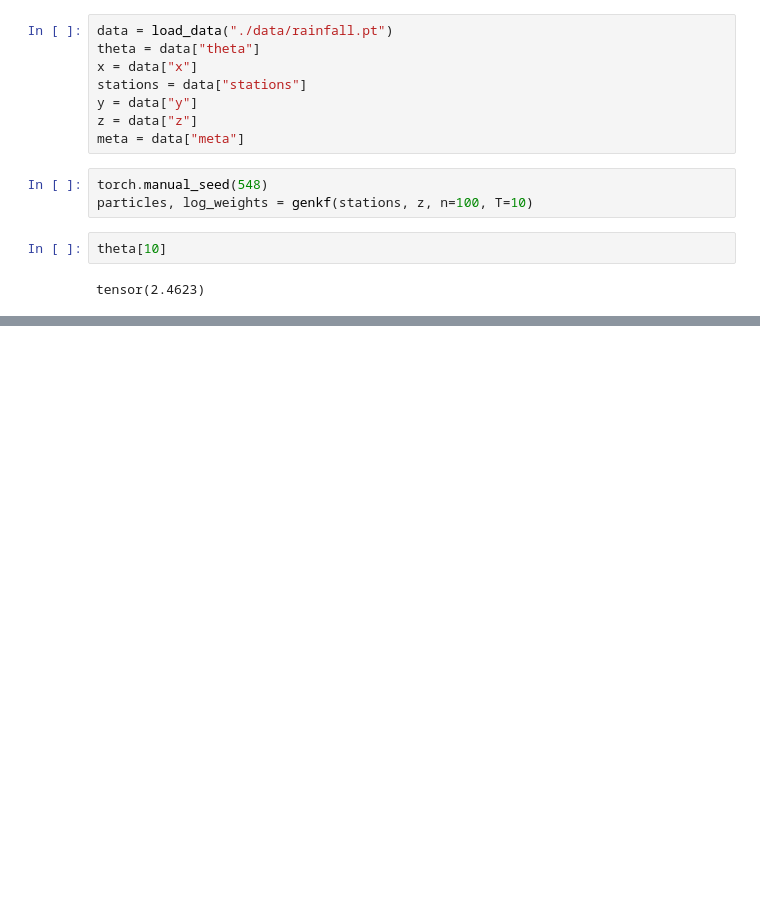
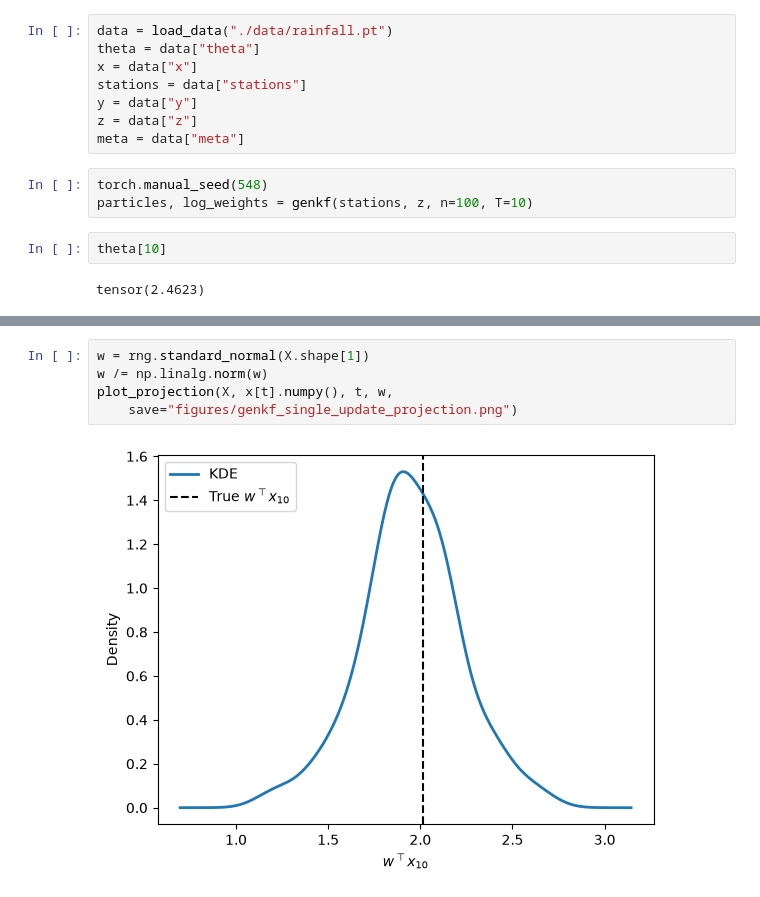
Before and after one commit to zach-lau/QP1, a Jupyter notebook: code/simulation/genkf.ipynb, the cells around one changed output, grey strips where cells are left out. Drawn from its saved outputs; the diff is of its cells as text; blank space fills up the shorter version.

```diff
--- a/code/simulation/genkf.ipynb
+++ b/code/simulation/genkf.ipynb
@@ -95,0 +81,7 @@ plt.show()
+# %%
+w = rng.standard_normal(X.shape[1])
+w /= np.linalg.norm(w)
+plot_projection(X, x[t].numpy(), t, w,
+    save="figures/genkf_single_update_projection.png")
+# %% [output]
+[figure, added]
```
Also changed, not shown: parts of 15 cells of this notebook, 36 other files.
